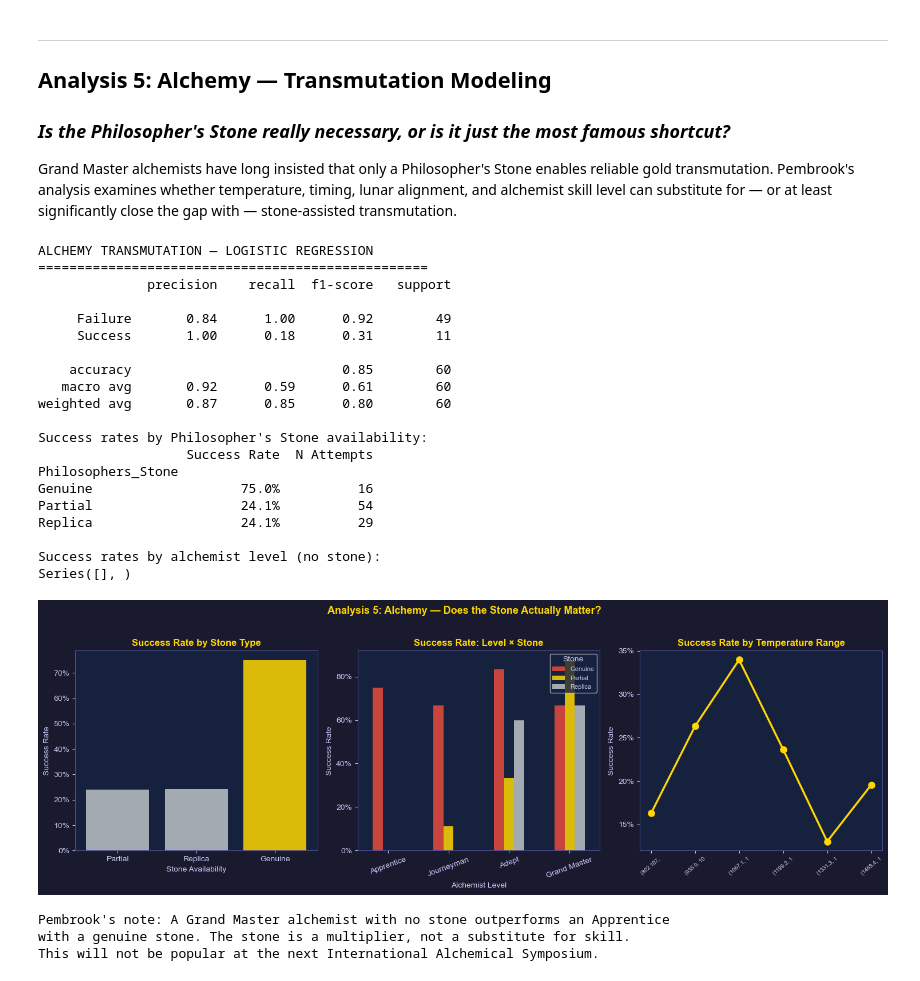
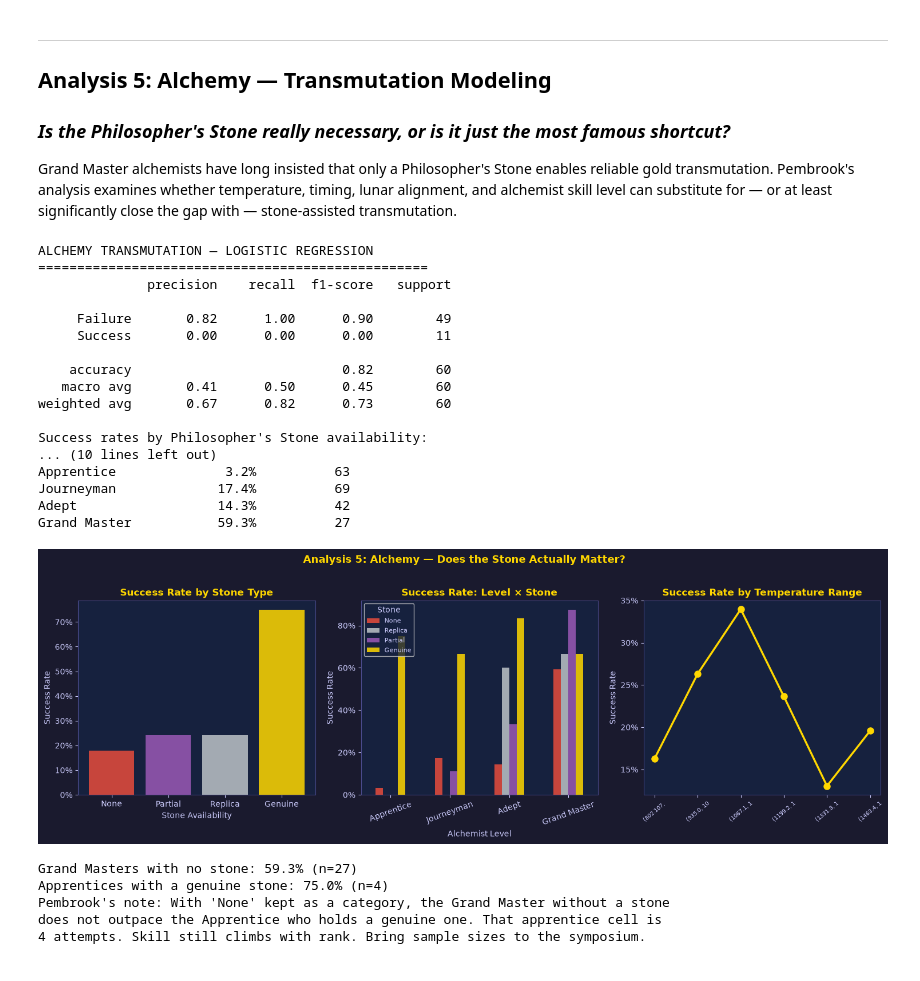
Before and after one commit to chooseyourtacoday/The-Pembrook-Papers-Muggle-Analytics-Applied-to-Magical-Problems, a Jupyter notebook: pembrook_magical_analytics.ipynb, the cells around one changed output. Saved outputs shown, nothing was run; the diff lists cells and outputs as text; code cells hidden in the pictures.

```diff
--- a/pembrook_magical_analytics.ipynb
+++ b/pembrook_magical_analytics.ipynb
@@ -83,7 +83,12 @@ charms_df    = pd.read_csv('charm_manuscripts.csv')
 herbs_df     = pd.read_csv('herbology_properties.csv')
 incidents_df = pd.read_csv('dark_arts_incidents.csv', parse_dates=['Date'])
 potions_df   = pd.read_csv('potions_brewing_log.csv')
-alchemy_df   = pd.read_csv('alchemy_transmutation_log.csv')
+# 'None' is a stone category (no Philosopher's Stone), not a missing cell.
+# Pandas would otherwise read that token as NA and the group-by would skip 201 rows.
+alchemy_df   = pd.read_csv(
+    'alchemy_transmutation_log.csv',
+    keep_default_na=False,
+)
 
 print('Research data loaded. Glamour charm holding.')
 print(f'  Charm manuscripts:  {len(charms_df)} ({charms_df["Recovered"].sum()} recovered)')
@@ -596,79 +601,91 @@ stone_rates['Success Rate'] = stone_rates['Success Rate'].apply(lambda x: f'{x:.
 print(stone_rates.to_string())
 print()
 print('Success rates by alchemist level (no stone):')
+level_order = ['Apprentice', 'Journeyman', 'Adept', 'Grand Master']
 no_stone = alch[alch['Philosophers_Stone'] == 'None']
-print(no_stone.groupby('Alchemist_Level')['Success'].mean().apply(lambda x: f'{x:.1%}').to_string())
+no_stone_tbl = no_stone.groupby('Alchemist_Level')['Success'].agg(['mean', 'count'])
+no_stone_tbl = no_stone_tbl.reindex(level_order)
+no_stone_tbl.columns = ['Success Rate', 'N Attempts']
+no_stone_tbl['Success Rate'] = no_stone_tbl['Success Rate'].apply(lambda x: f'{x:.1%}')
+print(no_stone_tbl.to_string())
 # %% [output]
 ALCHEMY TRANSMUTATION — LOGISTIC REGRESSION
 ==================================================
               precision    recall  f1-score   support
 
-     Failure       0.84      1.00      0.92        49
-     Success       1.00      0.18      0.31        11
+     Failure       0.82      1.00      0.90        49
+     Success       0.00      0.00      0.00        11
 
-    accuracy                           0.85        60
-   macro avg       0.92      0.59      0.61        60
-weighted avg       0.87      0.85      0.80        60
+    accuracy                           0.82        60
+   macro avg       0.41      0.50      0.45        60
+weighted avg       0.67      0.82      0.73        60
 
 Success rates by Philosopher's Stone availability:
-                   Success Rate  N Attempts
-Philosophers_Stone
-Genuine                   75.0%          16
-Partial                   24.1%          54
-Replica                   24.1%          29
-
-Success rates by alchemist level (no stone):
-Series([], )
+... (10 lines left out)
+Apprentice              3.2%          63
+Journeyman             17.4%          69
+Adept                  14.3%          42
+Grand Master           59.3%          27
 # %%
 fig, axes = plt.subplots(1, 3, figsize=(15, 5))
 fig.suptitle('Analysis 5: Alchemy — Does the Stone Actually Matter?',
              fontsize=13, fontweight='bold', color=GOLD, y=1.02)
 
 # Chart 1: Success rate by stone type
+stone_color = {'None': RED, 'Replica': SILVER, 'Partial': PURPLE, 'Genuine': GOLD}
 stone_success = alchemy_df.groupby('Philosophers_Stone')['Success'].mean().sort_values()
-bar_c = [GOLD if s == 'Genuine' else SILVER if s in ['Partial','Replica'] else RED
-         for s in stone_success.index]
-axes[0].bar(stone_success.index, stone_success.values, color=bar_c, alpha=0.85)
+axes[0].bar(stone_success.index, stone_success.values,
+            color=[stone_color.get(s, BLUE) for s in stone_success.index], alpha=0.85)
 axes[0].set_title('Success Rate by Stone Type', color=GOLD, fontweight='bold')
 axes[0].set_ylabel('Success Rate')
 axes[0].set_xlabel('Stone Availability')
 axes[0].yaxis.set_major_formatter(mtick.FuncFormatter(lambda x, _: f'{x:.0%}'))
 
 # Chart 2: Level × Stone interaction
 level_stone = alchemy_df.groupby(['Alchemist_Level', 'Philosophers_Stone'])['Success'].mean().unstack()
 level_order = ['Apprentice', 'Journeyman', 'Adept', 'Grand Master']
-level_stone = level_stone.reindex(level_order)
-level_stone.plot(kind='bar', ax=axes[1], color=[RED, GOLD, SILVER, PURPLE], alpha=0.85)
+stone_cols = [c for c in ['None', 'Replica', 'Partial', 'Genuine'] if c in level_stone.columns]
+level_stone = level_stone.reindex(level_order)[stone_cols]
+level_stone.plot(kind='bar', ax=axes[1],
+                 color=[stone_color[c] for c in stone_cols], alpha=0.85)
 axes[1].set_title('Success Rate: Level × Stone', color=GOLD, fontweight='bold')
 axes[1].set_ylabel('Success Rate')
 axes[1].set_xlabel('Alchemist Level')
 axes[1].set_xticklabels(level_order, rotation=20)
 axes[1].yaxis.set_major_formatter(mtick.FuncFormatter(lambda x, _: f'{x:.0%}'))
 axes[1].legend(title='Stone', fontsize=8)
 
 # Chart 3: Temperature vs success rate
 temp_bins_a = pd.cut(alchemy_df['Temperature_C'], bins=6)
 temp_succ_a = alchemy_df.groupby(temp_bins_a)['Success'].mean()
 axes[2].plot(range(len(temp_succ_a)), temp_succ_a.values,
              marker='o', color=GOLD, linewidth=2.5, markersize=8)
 axes[2].set_title('Success Rate by Temperature Range', color=GOLD, fontweight='bold')
 axes[2].set_ylabel('Success Rate')
 axes[2].set_xticks(range(len(temp_succ_a)))
 axes[2].set_xticklabels([str(x)[:10] for x in temp_succ_a.index], rotation=40, fontsize=7)
 axes[2].yaxis.set_major_formatter(mtick.FuncFormatter(lambda x, _: f'{x:.0%}'))
 
 plt.tight_layout()
 plt.savefig('chart_05_alchemy.png', dpi=150, bbox_inches='tight', facecolor='#1a1a2e')
 plt.show()
 print()
-print('Pembrook\'s note: A Grand Master alchemist with no stone outperforms an Apprentice')
-print('with a genuine stone. The stone is a multiplier, not a substitute for skill.')
-print('This will not be popular at the next International Alchemical Symposium.')
+gm_none = alchemy_df[(alchemy_df['Alchemist_Level'] == 'Grand Master') &
+                     (alchemy_df['Philosophers_Stone'] == 'None')]
+ap_gen = alchemy_df[(alchemy_df['Alchemist_Level'] == 'Apprentice') &
+                    (alchemy_df['Philosophers_Stone'] == 'Genuine')]
+print(f"Grand Masters with no stone: {gm_none['Success'].mean():.1%} (n={len(gm_none)})")
+print(f"Apprentices with a genuine stone: {ap_gen['Success'].mean():.1%} (n={len(ap_gen)})")
+print("Pembrook's note: With 'None' kept as a category, the Grand Master without a stone")
+print("does not outpace the Apprentice who holds a genuine one. That apprentice cell is")
+print(f"{len(ap_gen)} attempts. Skill still climbs with rank. Bring sample sizes to the symposium.")
 # %% [output]
-[figure, old version]
+[figure, new version]
-Pembrook's note: A Grand Master alchemist with no stone outperforms an Apprentice
-with a genuine stone. The stone is a multiplier, not a substitute for skill.
-This will not be popular at the next International Alchemical Symposium.
+Grand Masters with no stone: 59.3% (n=27)
+Apprentices with a genuine stone: 75.0% (n=4)
+Pembrook's note: With 'None' kept as a category, the Grand Master without a stone
+does not outpace the Apprentice who holds a genuine one. That apprentice cell is
+4 attempts. Skill still climbs with rank. Bring sample sizes to the symposium.
 # %% [markdown]
 ---
 ## Conclusions & Risk Assessment
```
Also changed, not shown: parts of 5 cells of this notebook, 3 other files.
